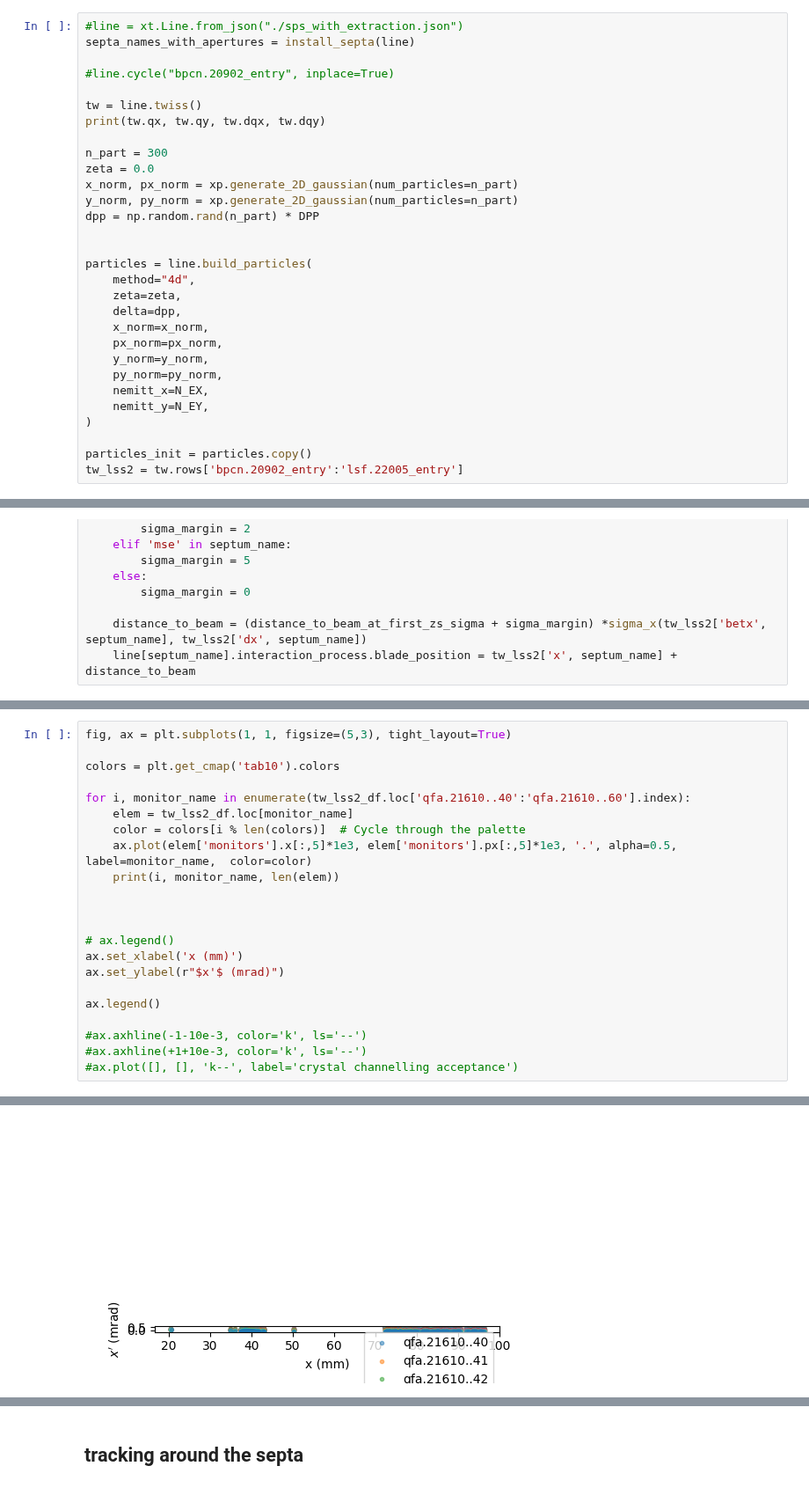
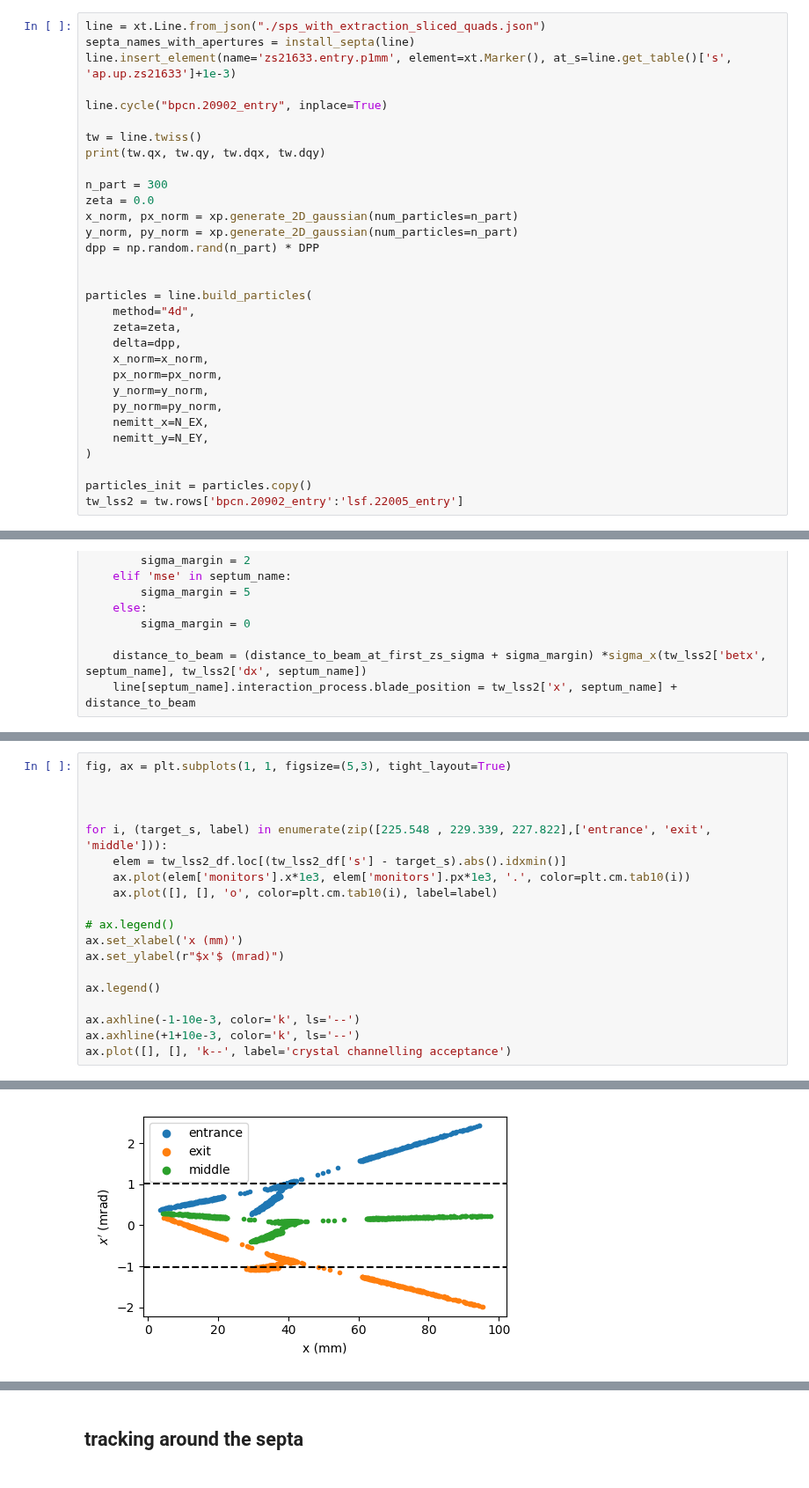
Before and after one commit to giacomells/Technical-Student-2024-2025, a Jupyter notebook: SlowExtractionSPS/SPSExtractionPlots.ipynb, the cells around one changed output, grey strips where cells are left out. Shown at 88% size. Cells and saved outputs as stored; diff of their text form.

```diff
--- a/SlowExtractionSPS/SPSExtractionPlots.ipynb
+++ b/SlowExtractionSPS/SPSExtractionPlots.ipynb
@@ -219,8 +205,9 @@ line.slice_thick_elements(
 # %%
-#line = xt.Line.from_json("./sps_with_extraction.json")
+line = xt.Line.from_json("./sps_with_extraction_sliced_quads.json")
 septa_names_with_apertures = install_septa(line)
+line.insert_element(name='zs21633.entry.p1mm', element=xt.Marker(), at_s=line.get_table()['s', 'ap.up.zs21633']+1e-3)
 
-#line.cycle("bpcn.20902_entry", inplace=True)
+line.cycle("bpcn.20902_entry", inplace=True)
 
 tw = line.twiss()
 print(tw.qx, tw.qy, tw.dqx, tw.dqy)
@@ -343,15 +319,12 @@ array([[0.01674476, 0.03282262, 0.07075089, 0.00549581, 0.02697421,
 # %%
 fig, ax = plt.subplots(1, 1, figsize=(5,3), tight_layout=True)
 
-colors = plt.get_cmap('tab10').colors
-
-for i, monitor_name in enumerate(tw_lss2_df.loc['qfa.21610..40':'qfa.21610..60'].index):
-    elem = tw_lss2_df.loc[monitor_name]
-    color = colors[i % len(colors)]  # Cycle through the palette
-    ax.plot(elem['monitors'].x[:,5]*1e3, elem['monitors'].px[:,5]*1e3, '.', alpha=0.5, label=monitor_name,  color=color)
-    print(i, monitor_name, len(elem))
 
 
+for i, (target_s, label) in enumerate(zip([225.548 , 229.339, 227.822],['entrance', 'exit', 'middle'])):
+    elem = tw_lss2_df.loc[(tw_lss2_df['s'] - target_s).abs().idxmin()]
+    ax.plot(elem['monitors'].x*1e3, elem['monitors'].px*1e3, '.', color=plt.cm.tab10(i))
+    ax.plot([], [], 'o', color=plt.cm.tab10(i), label=label)
 
 # ax.legend()
 ax.set_xlabel('x (mm)')
@@ -359,7 +332,7 @@ ax.set_ylabel(r"$x'$ (mrad)")
 
 ax.legend()
 
-#ax.axhline(-1-10e-3, color='k', ls='--')
-#ax.axhline(+1+10e-3, color='k', ls='--')
-#ax.plot([], [], 'k--', label='crystal channelling acceptance')
+ax.axhline(-1-10e-3, color='k', ls='--')
+ax.axhline(+1+10e-3, color='k', ls='--')
+ax.plot([], [], 'k--', label='crystal channelling acceptance')
 # %% [output]
@@ -384 +340 @@ ax.legend()
-[figure, old version]
+[figure, new version]
```
Also changed, not shown: parts of 28 cells of this notebook.
